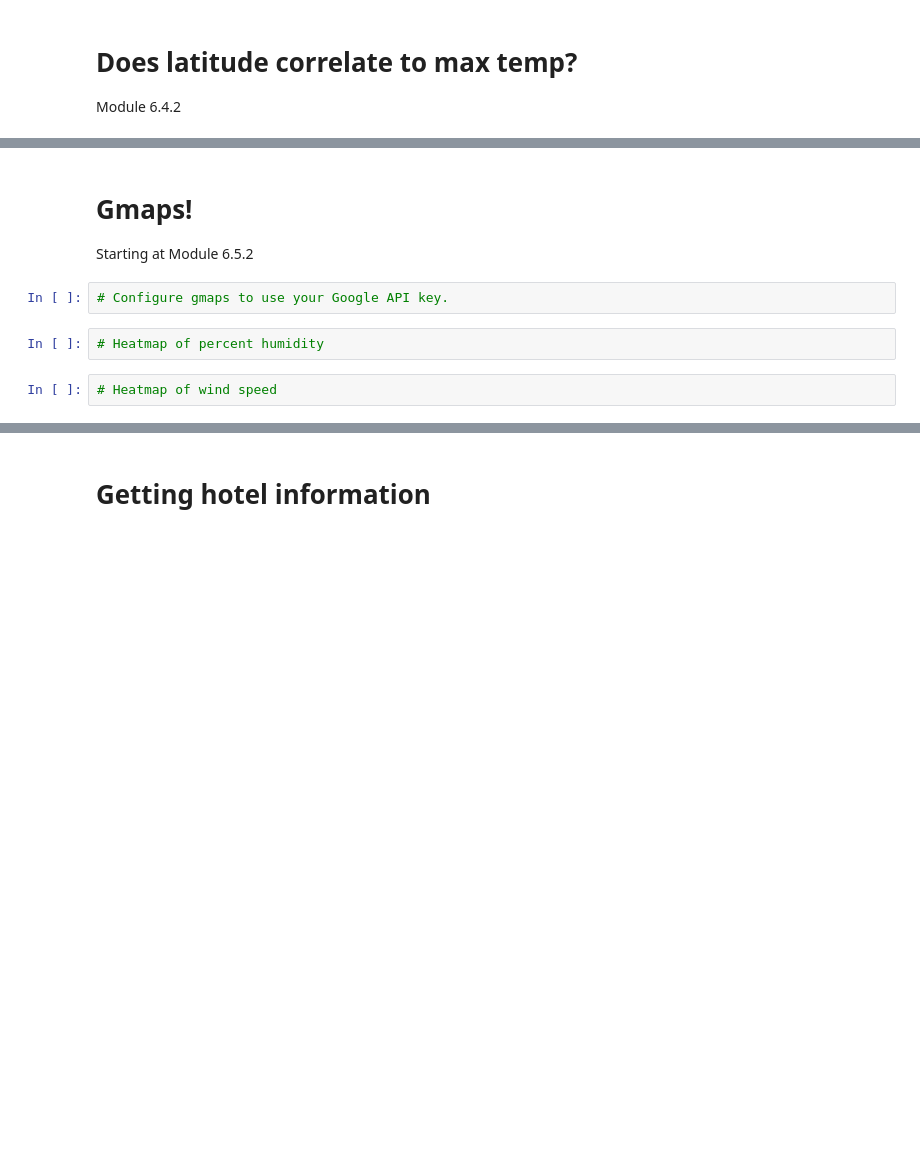
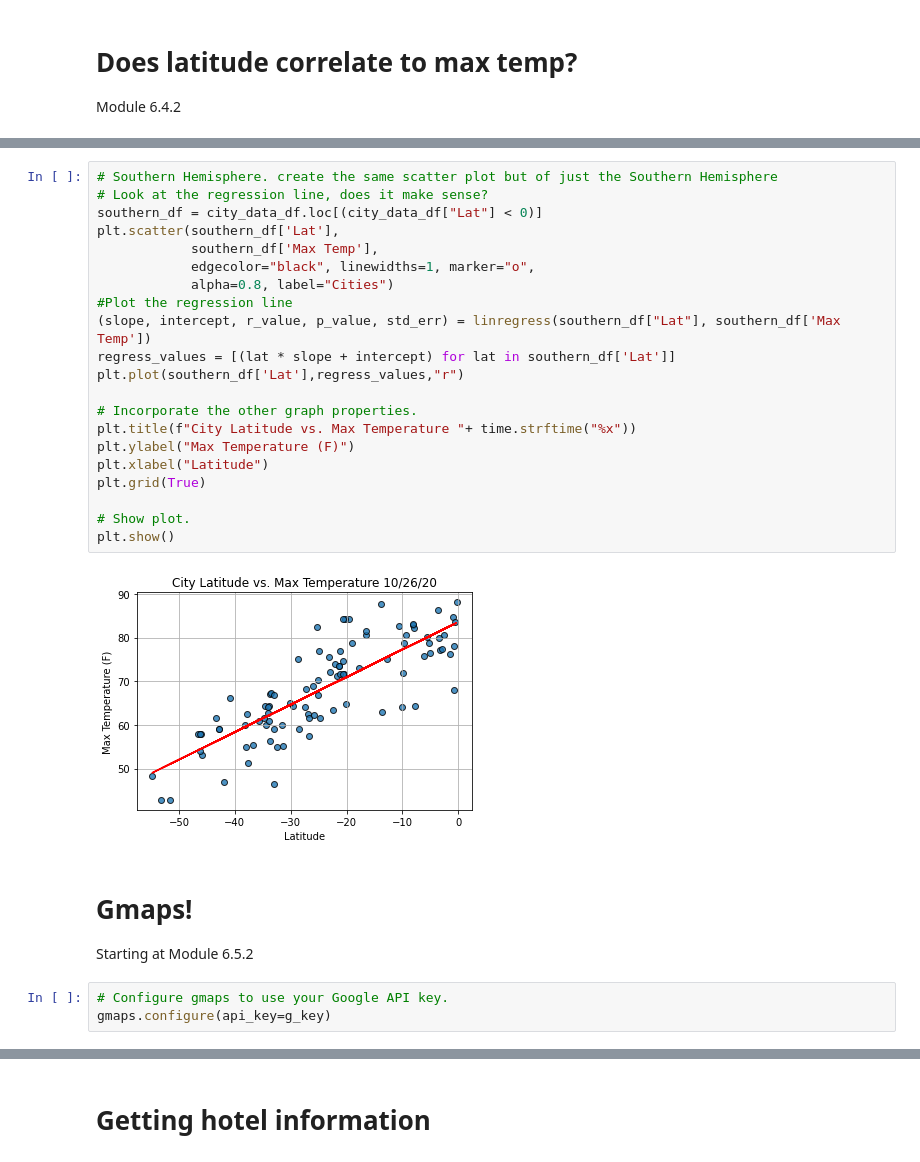
Before and after one commit to jrseti/dataviz, a Jupyter notebook: python/citipy_weather_api_starter_template.ipynb, the cells around one changed output, grey strips where cells are left out. Drawn from its saved outputs; the diff is of its cells as text; blank space fills up the shorter version.

```diff
--- a/python/citipy_weather_api_starter_template.ipynb
+++ b/python/citipy_weather_api_starter_template.ipynb
@@ -57,9 +245,29 @@ Module 6.4.2
+# %%
+# Southern Hemisphere. create the same scatter plot but of just the Southern Hemisphere
+# Look at the regression line, does it make sense?
+southern_df = city_data_df.loc[(city_data_df["Lat"] < 0)]
+plt.scatter(southern_df['Lat'],
+            southern_df['Max Temp'],
+            edgecolor="black", linewidths=1, marker="o",
+            alpha=0.8, label="Cities")
+#Plot the regression line
+(slope, intercept, r_value, p_value, std_err) = linregress(southern_df["Lat"], southern_df['Max Temp'])
+regress_values = [(lat * slope + intercept) for lat in southern_df['Lat']]
+plt.plot(southern_df['Lat'],regress_values,"r")
+
+# Incorporate the other graph properties.
+plt.title(f"City Latitude vs. Max Temperature "+ time.strftime("%x"))
+plt.ylabel("Max Temperature (F)")
+plt.xlabel("Latitude")
+plt.grid(True)
+
+# Show plot.
+plt.show()
+# %% [output]
+[figure, added]
 # %% [markdown]
 # Gmaps!
 Starting at Module 6.5.2
 # %%
 # Configure gmaps to use your Google API key.
+gmaps.configure(api_key=g_key)
-# %%
-# Heatmap of percent humidity
-# %%
-# Heatmap of wind speed
```
Also changed, not shown: parts of 27 cells of this notebook, 1 other file.
